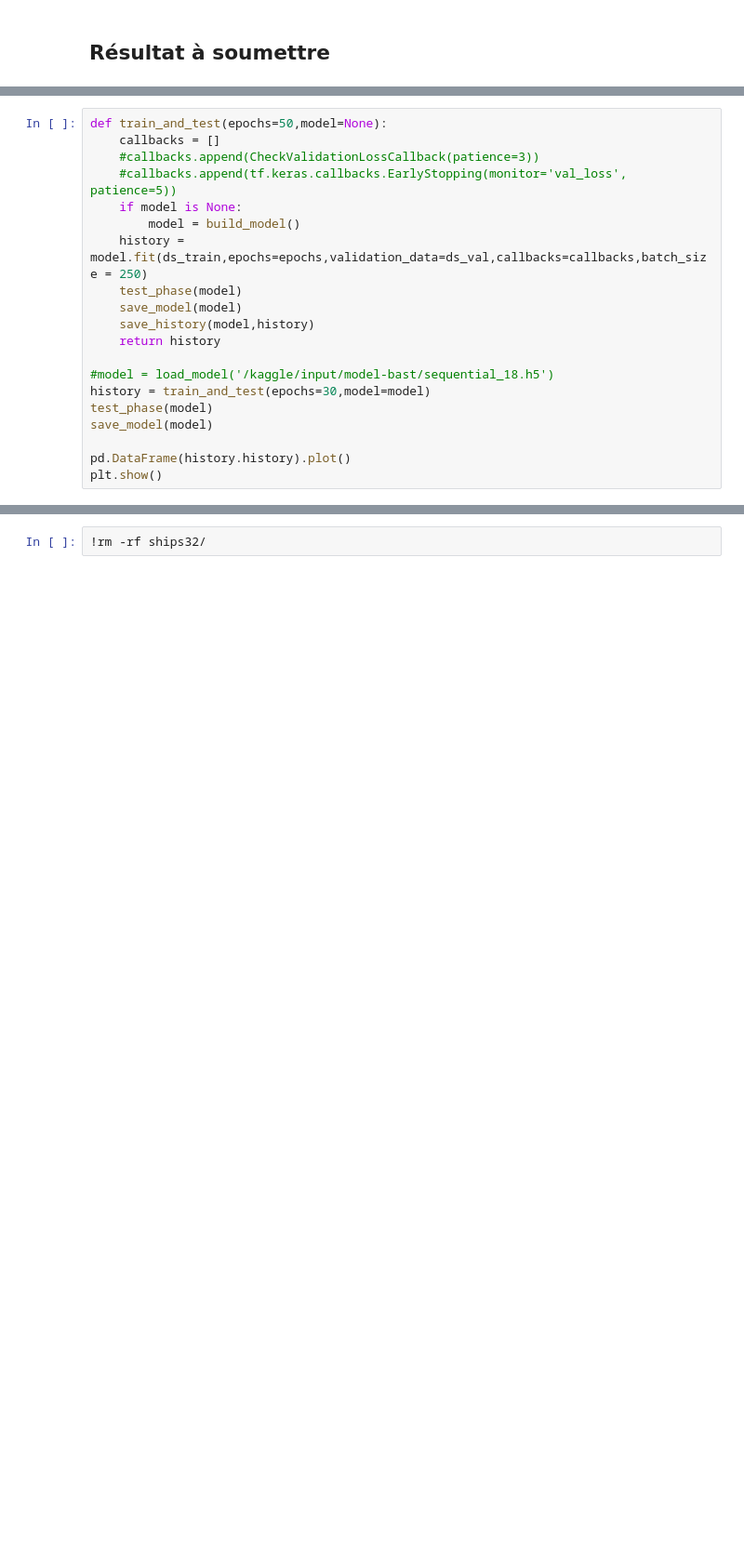
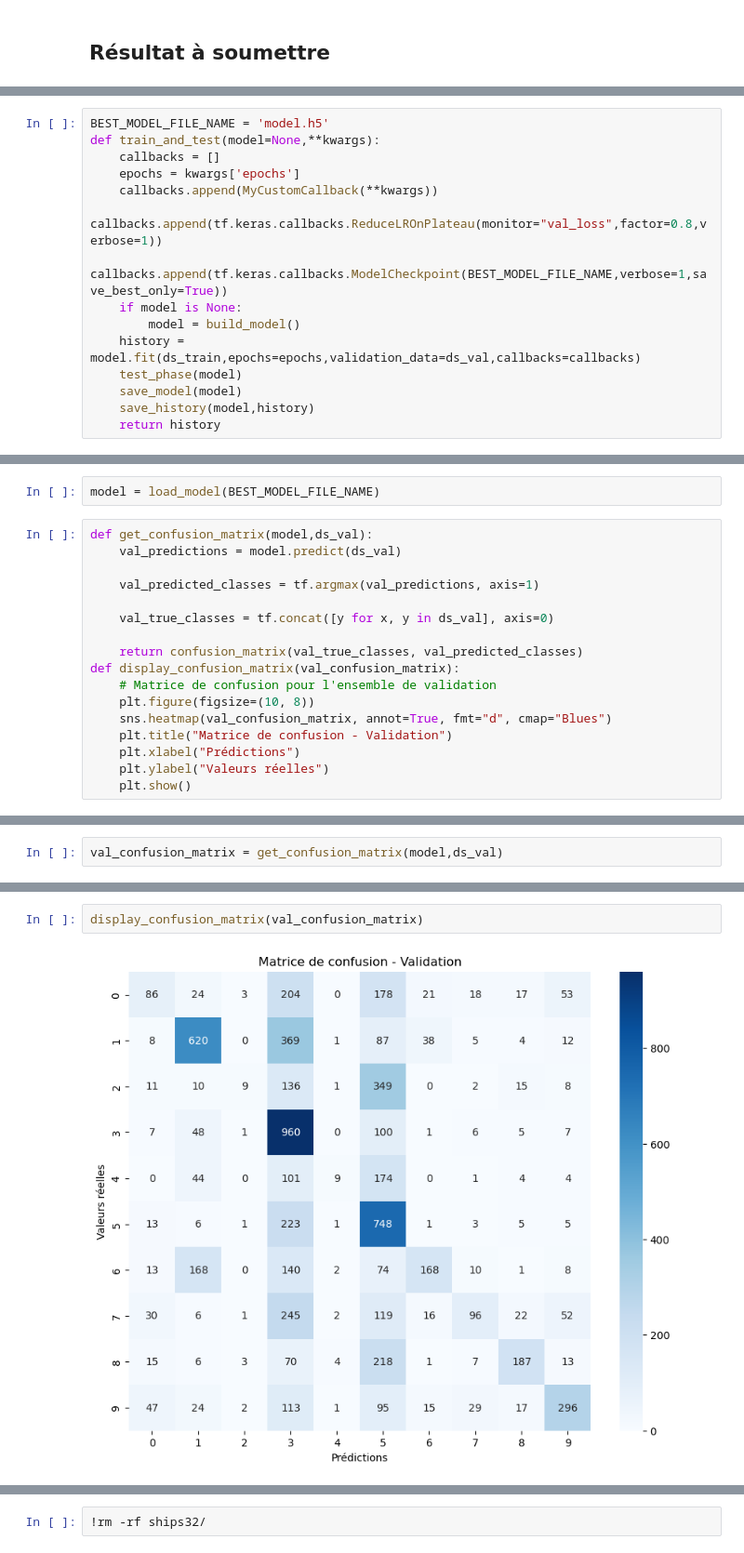
Before and after one commit to Bast-94/IREN-BOATS, a Jupyter notebook: notebook-competion1.ipynb, the cells around one changed output, grey strips where cells are left out. Shown at 93% size. Cells and saved outputs as stored; diff of their text form; blank space fills up the shorter version.

Commit message:
Kaggle Notebook | Compétition Navires 2023 à la mano (RBH) | Version 81

```diff
--- a/notebook-competion1.ipynb
+++ b/notebook-competion1.ipynb
@@ -150,20 +201,15 @@ _________________________________________________________________
 # %%
-def train_and_test(epochs=50,model=None):
+BEST_MODEL_FILE_NAME = 'model.h5'
+def train_and_test(model=None,**kwargs):
     callbacks = []
-    #callbacks.append(CheckValidationLossCallback(patience=3))
-    #callbacks.append(tf.keras.callbacks.EarlyStopping(monitor='val_loss', patience=5))
+    epochs = kwargs['epochs']
+    callbacks.append(MyCustomCallback(**kwargs))
+    callbacks.append(tf.keras.callbacks.ReduceLROnPlateau(monitor="val_loss",factor=0.8,verbose=1))
+    callbacks.append(tf.keras.callbacks.ModelCheckpoint(BEST_MODEL_FILE_NAME,verbose=1,save_best_only=True))
     if model is None:
         model = build_model()
-    history = model.fit(ds_train,epochs=epochs,validation_data=ds_val,callbacks=callbacks,batch_size = 250)
+    history = model.fit(ds_train,epochs=epochs,validation_data=ds_val,callbacks=callbacks)
     test_phase(model)
     save_model(model)
     save_history(model,history)
     return history
-
-#model = load_model('/kaggle/input/model-bast/sequential_18.h5')
-history = train_and_test(epochs=30,model=model)
-test_phase(model)
-save_model(model)
-
-pd.DataFrame(history.history).plot()
-plt.show()
@@ -173,0 +224,19 @@ Epoch 1/75
+# %%
+model = load_model(BEST_MODEL_FILE_NAME)
+# %%
+def get_confusion_matrix(model,ds_val):
+    val_predictions = model.predict(ds_val)
+
+    val_predicted_classes = tf.argmax(val_predictions, axis=1)
+
+    val_true_classes = tf.concat([y for x, y in ds_val], axis=0)
+
+    return confusion_matrix(val_true_classes, val_predicted_classes)
+def display_confusion_matrix(val_confusion_matrix):
+    # Matrice de confusion pour l'ensemble de validation
+    plt.figure(figsize=(10, 8))
+    sns.heatmap(val_confusion_matrix, annot=True, fmt="d", cmap="Blues")
+    plt.title("Matrice de confusion - Validation")
+    plt.xlabel("Prédictions")
+    plt.ylabel("Valeurs réelles")
+    plt.show()
@@ -173,0 +245,2 @@ Epoch 1/75
+# %%
+val_confusion_matrix = get_confusion_matrix(model,ds_val)
@@ -173,0 +249,4 @@ Epoch 1/75
+# %%
+display_confusion_matrix(val_confusion_matrix)
+# %% [output]
+[figure, added]
```
Also changed, not shown: parts of 44 cells of this notebook.
